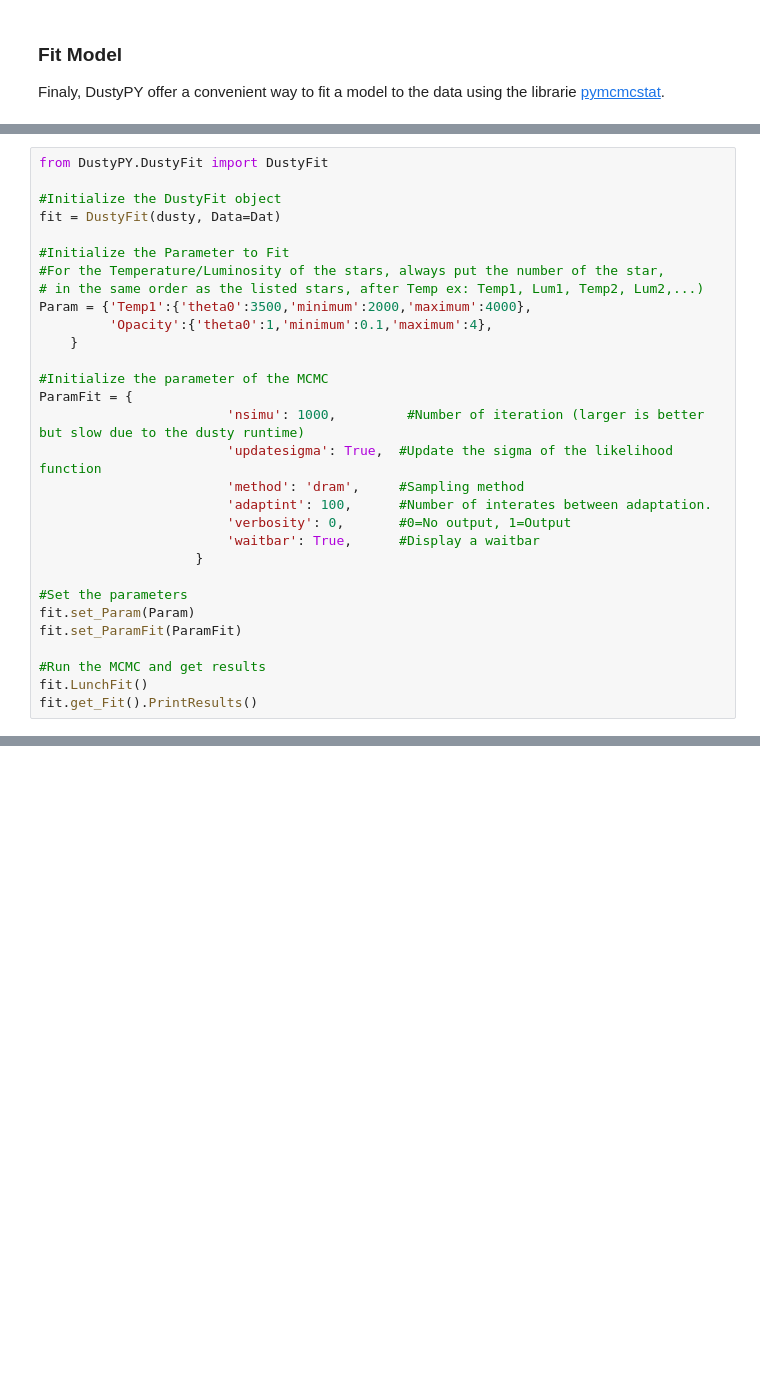
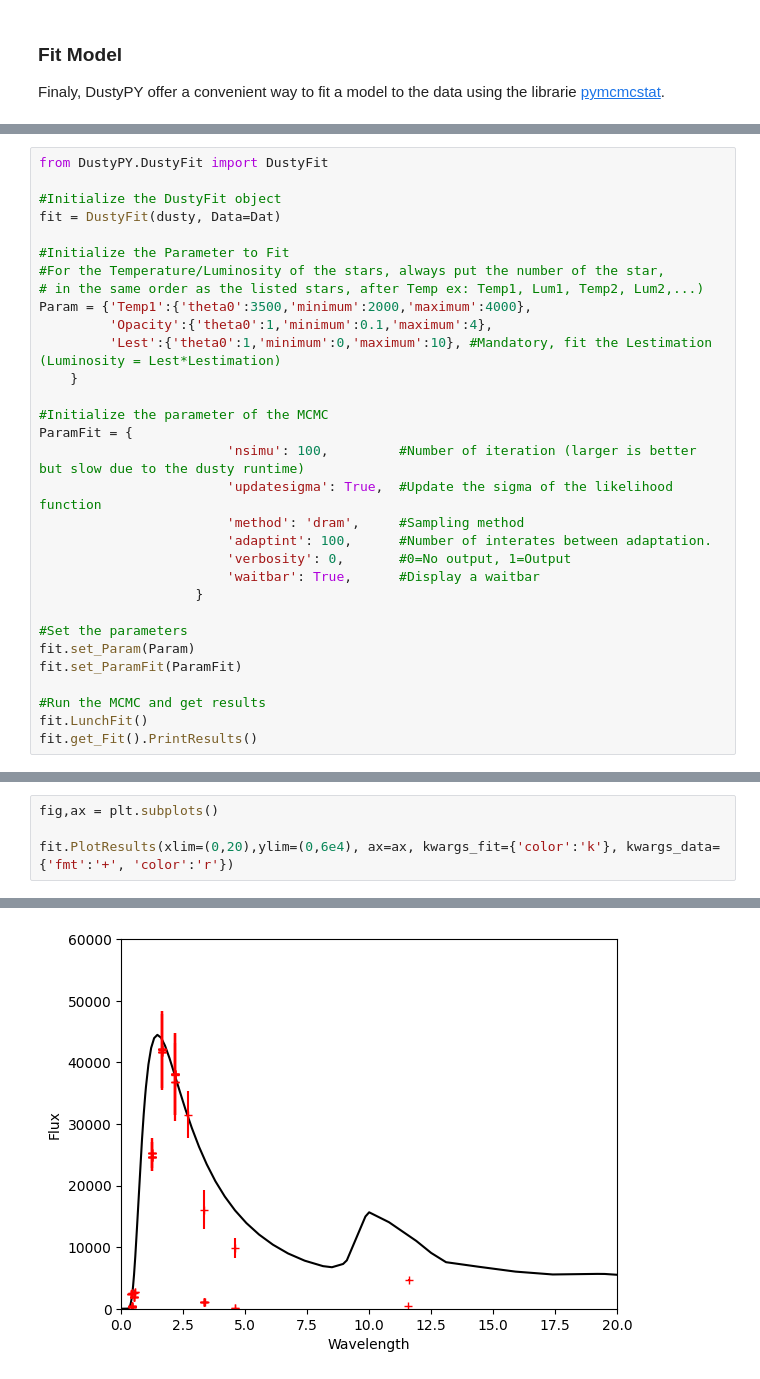
Before and after one commit to gtomass/DustyPY, a Jupyter notebook: jupyter/exemple.ipynb, the cells around one changed output, grey strips where cells are left out. Cells and saved outputs as stored; diff of their text form; blank space fills up the shorter version.

Commit message:
Correction on the dusty Chi2

```diff
--- a/jupyter/exemple.ipynb
+++ b/jupyter/exemple.ipynb
@@ -118,11 +125,12 @@ fit = DustyFit(dusty, Data=Dat)
 # in the same order as the listed stars, after Temp ex: Temp1, Lum1, Temp2, Lum2,...)
 Param = {'Temp1':{'theta0':3500,'minimum':2000,'maximum':4000},
          'Opacity':{'theta0':1,'minimum':0.1,'maximum':4},
+         'Lest':{'theta0':1,'minimum':0,'maximum':10}, #Mandatory, fit the Lestimation (Luminosity = Lest*Lestimation)
     }
 
 #Initialize the parameter of the MCMC
 ParamFit = {
-                        'nsimu': 1000,         #Number of iteration (larger is better but slow due to the dusty runtime)
+                        'nsimu': 100,         #Number of iteration (larger is better but slow due to the dusty runtime)
                         'updatesigma': True,  #Update the sigma of the likelihood function
                         'method': 'dram',     #Sampling method
                         'adaptint': 100,      #Number of interates between adaptation.
@@ -141,0 +165,5 @@ AttributeError: type object 'DustyFit' has no attribute 'DustyFit'
+# %%
+fig,ax = plt.subplots()
+
+fit.PlotResults(xlim=(0,20),ylim=(0,6e4), ax=ax, kwargs_fit={'color':'k'}, kwargs_data={'fmt':'+', 'color':'r'})
+# %% [output]
@@ -141,0 +173 @@ AttributeError: type object 'DustyFit' has no attribute 'DustyFit'
+[figure, added]
```
Also changed, not shown: parts of 5 cells of this notebook, 5 other files.
